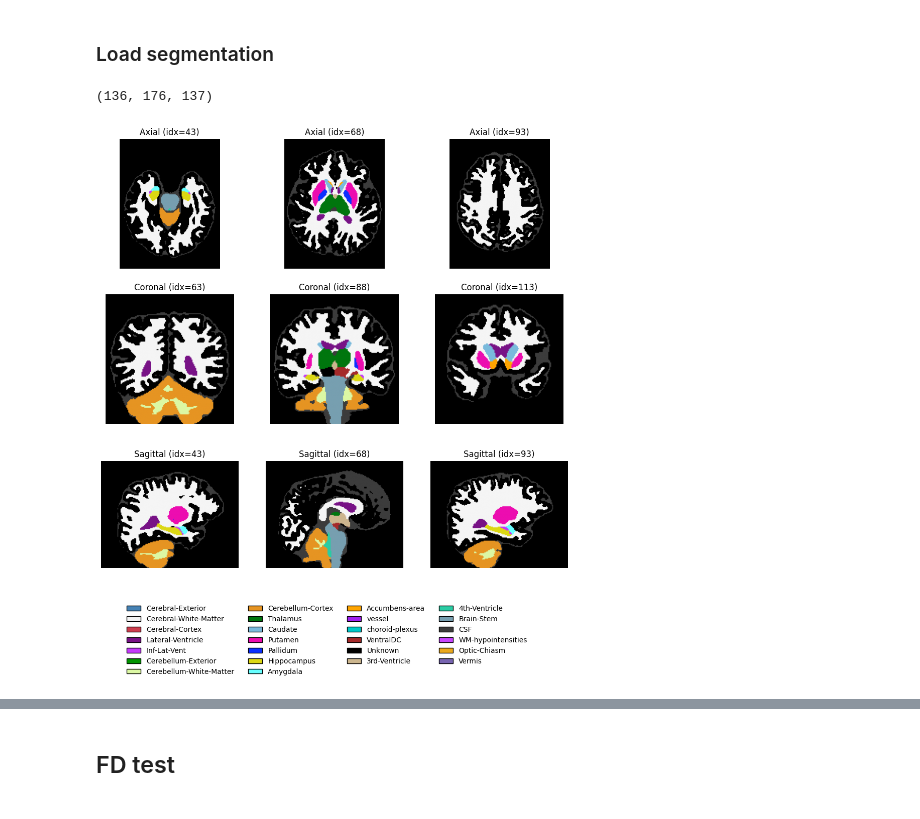
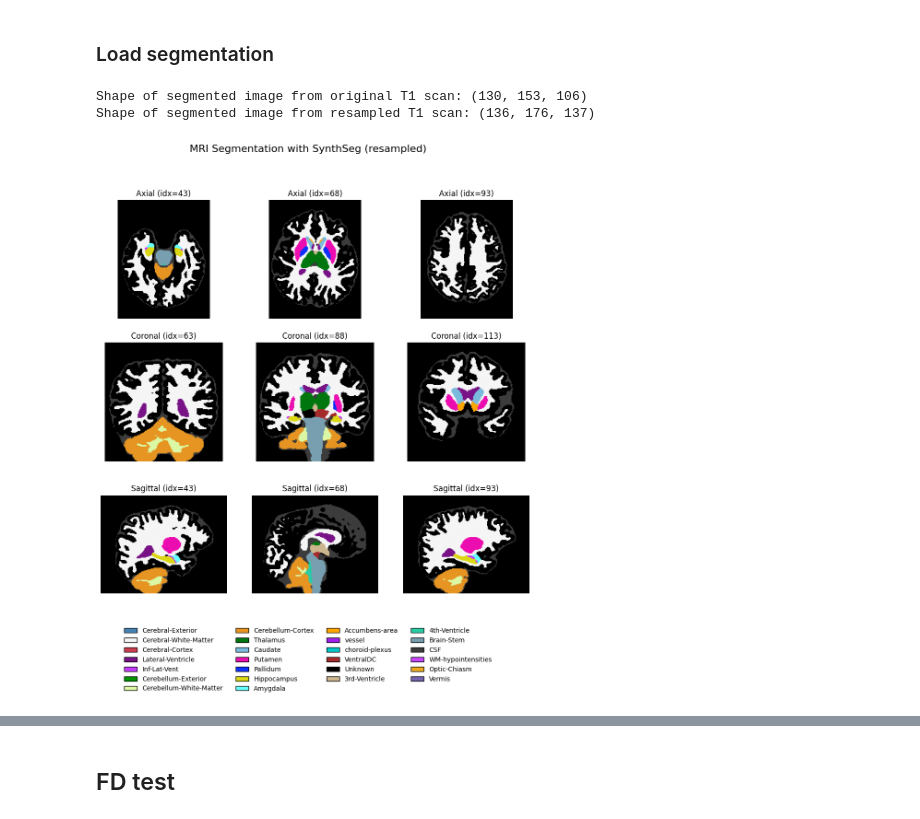
Before and after one commit to toelt-llc/mri_fractal, a Jupyter notebook: data_pipeline/5-Basel_MRI_dataset.ipynb, the cells around one changed output, grey strips where cells are left out. Drawn from its saved outputs; the diff is of its cells as text; code cells hidden in the pictures.

Commit message:
Basel MRI test original/resample SynthSeg

```diff
--- a/data_pipeline/5-Basel_MRI_dataset.ipynb
+++ b/data_pipeline/5-Basel_MRI_dataset.ipynb
@@ -349,11 +411,16 @@ Using TensorFlow backend.
 # %% [markdown]
 ### Load segmentation
 # %%
+img_from_original = nib.load(r'MRI_Basel_sample\segmented_from_original.nii.gz')
+array_from_original = img_from_original.get_fdata()
+print(f"Shape of segmented image from original T1 scan: {array_from_original.shape}")
+
 img = nib.load(r'MRI_Basel_sample\segmented.nii.gz')
 array = img.get_fdata()
-array.shape
+print(f"Shape of segmented image from resampled T1 scan: {array.shape}")
 # %% [output]
-(136, 176, 137)
+Shape of segmented image from original T1 scan: (130, 153, 106)
+Shape of segmented image from resampled T1 scan: (136, 176, 137)
 # %%
 # Freesurfer label mapping
 index_to_label = {}
@@ -418,31 +485,32 @@ for row, (orient, center) in enumerate([
 BOB_idx_lbl['region'] = BOB_idx_lbl['name'].str.replace('^Left-', '', regex=True) \
                         .str.replace('^Right-', '', regex=True)
 
 # pick only one entry per lateralized region
 sides       = BOB_idx_lbl[BOB_idx_lbl['name'].str.startswith(('Left-','Right-'))]
 unique_sides = sides.drop_duplicates('region')
 
 # keep all non-lateral entries intact
 non_sides    = BOB_idx_lbl[~BOB_idx_lbl['name'].str.startswith(('Left-','Right-'))]
 
 legend_df   = pd.concat([unique_sides, non_sides], ignore_index=True)
 
 # build legend handles
 handles = [
     Patch(facecolor=row['color'], edgecolor='black', label=row['region'])
     for _, row in legend_df.iterrows()
 ]
 
 # draw the legend
 ncol = 4
 fig.legend(
     handles=handles,
     loc='lower center',
     ncol=ncol,
     bbox_to_anchor=(0.5, -0.02),
     frameon=False
 )
+plt.suptitle("MRI Segmentation with SynthSeg (resampled)", fontsize=16)
 plt.subplots_adjust(bottom=0.15)
 plt.show()
 # %% [output]
-[figure, old version]
+[figure, new version]
```
Also changed, not shown: parts of 4 cells of this notebook.
